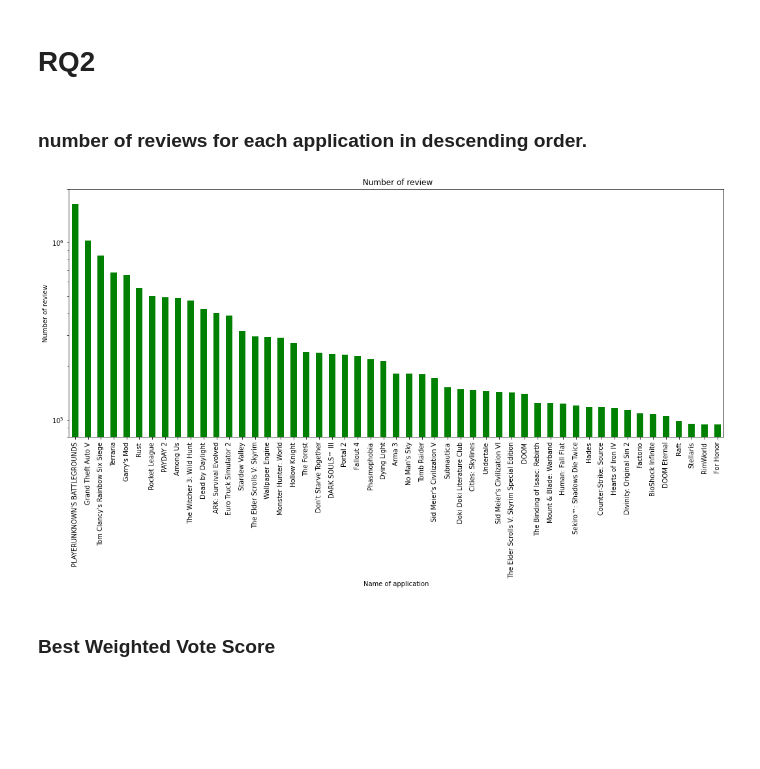
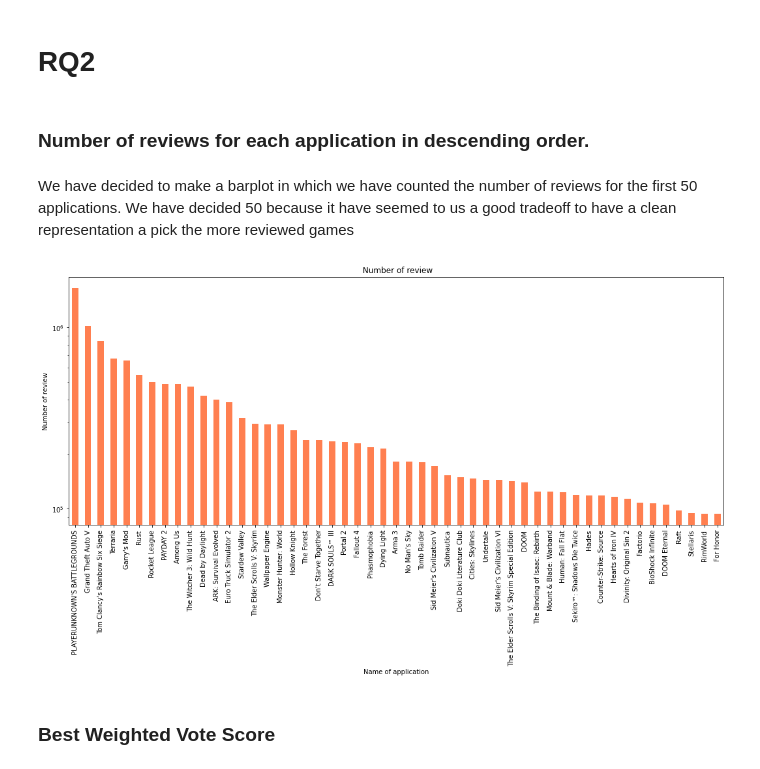
Before and after one commit to michele1783/ADM-HW2, a Jupyter notebook: Homework_2.ipynb, the cells around one changed output. Saved outputs shown, nothing was run; the diff lists cells and outputs as text; code cells hidden in the pictures; blank space fills up the shorter version.

```diff
--- a/Homework_2.ipynb
+++ b/Homework_2.ipynb
@@ -240,14 +251,15 @@ Text(0, 0.5, 'number reviews')
 # %% [markdown]
 # RQ2
 # %% [markdown]
-### number of reviews for each application in descending order.
+### Number of reviews for each application in descending order.
+# %% [markdown]
+We have decided to make a barplot in which we have counted the number of reviews for the first 50 applications. We have decided 50 because it have seemed to us a good tradeoff to have a clean representation a pick the more reviewed games
 # %%
 number_review = dataset.groupby("app_name").review_id.count().sort_values(ascending=False)
 number_review[0:51].plot.bar(figsize = (18, 7), title=' Number of review', xlabel='Name of application',
-ylabel='Number of review', color = "green", logy = True)
-#plt.yticks([80000, 100000, 300000, 500000, 700000,1000000, 2000000])
-#plt.show()
+ylabel='Number of review', color = "coral", logy = True)
+plt.show()
 # %% [output]
-[figure, old version]
+[figure, new version]
 # %% [markdown]
 ### Best Weighted Vote Score
```
Also changed, not shown: parts of 172 cells of this notebook.
